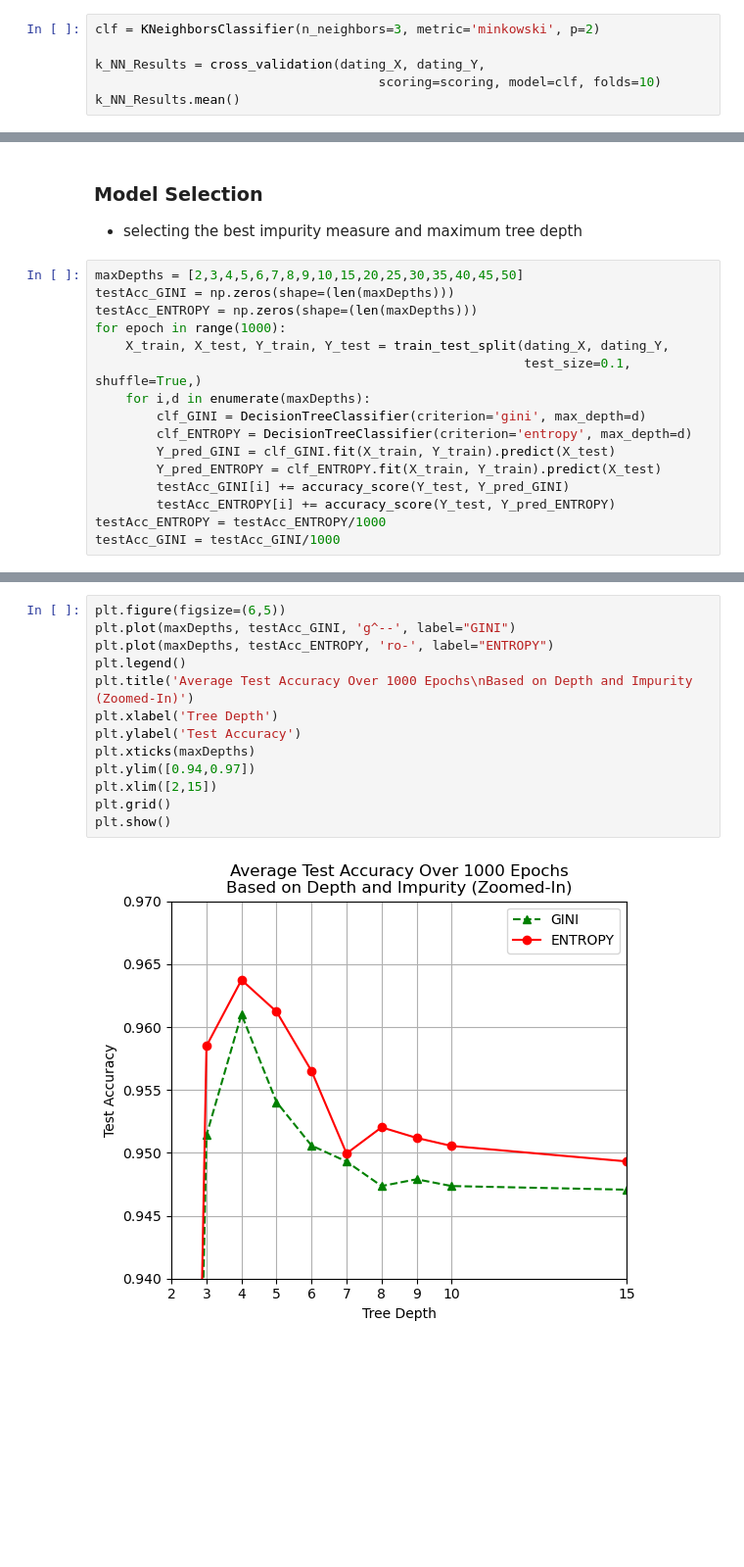
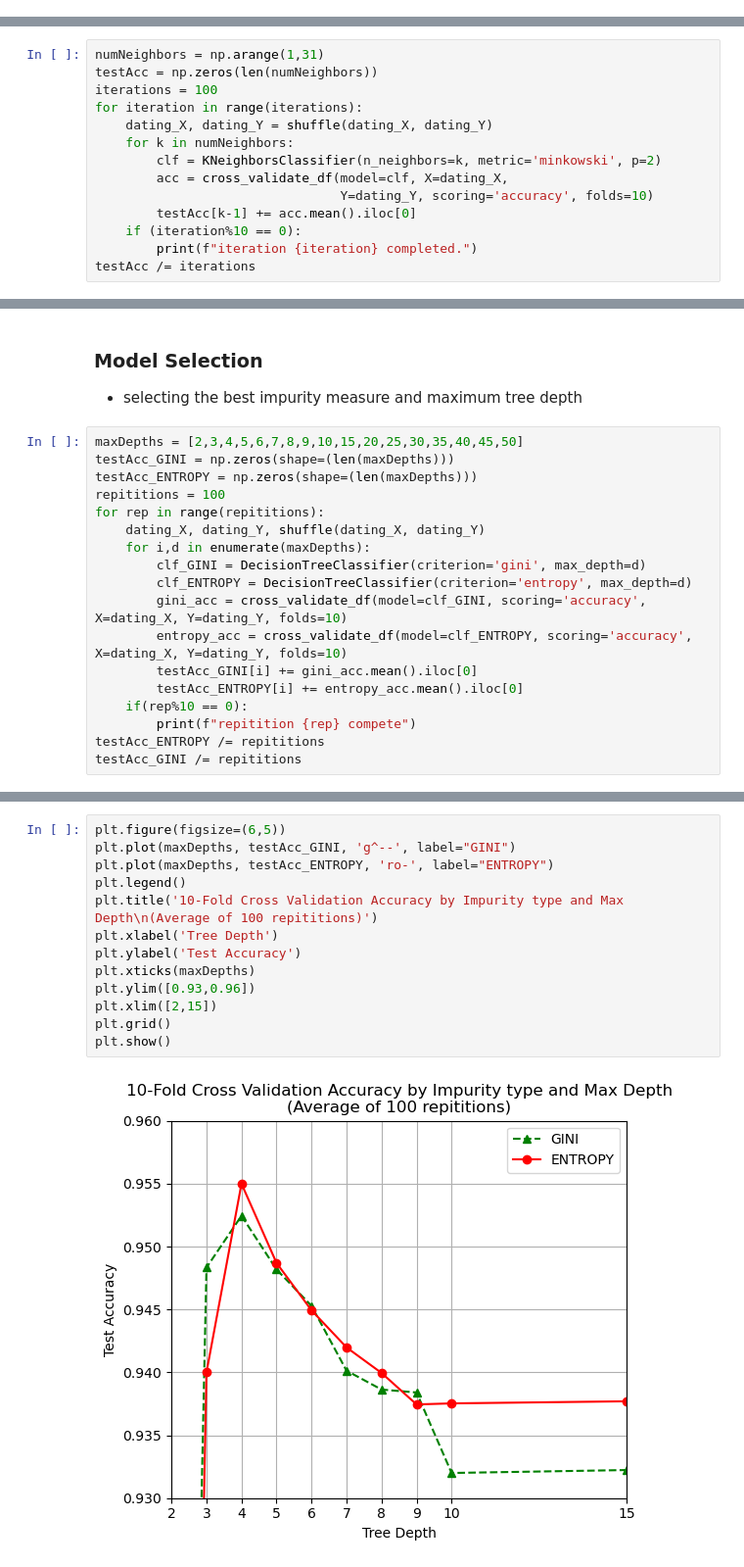
Before and after one commit to Syed-A-Naqvi/machine_learning, a Jupyter notebook: python_machine_learning/classification/improve_dating_site_matches/improve_dating_matches.ipynb, the cells around one changed output, grey strips where cells are left out. Shown at 98% size. Saved outputs shown, nothing was run; the diff lists cells and outputs as text; blank space fills up the shorter version.

Commit message:
completed dating match classification model analysis

```diff
--- a/python_machine_learning/classification/improve_dating_site_matches/improve_dating_matches.ipynb
+++ b/python_machine_learning/classification/improve_dating_site_matches/improve_dating_matches.ipynb
@@ -227,6 +162,0 @@ plt.show()
-# %%
-clf = KNeighborsClassifier(n_neighbors=3, metric='minkowski', p=2)
-
-k_NN_Results = cross_validation(dating_X, dating_Y,
-                                     scoring=scoring, model=clf, folds=10)
-k_NN_Results.mean()
@@ -238,0 +163,14 @@ dtype: float64
+# %%
+numNeighbors = np.arange(1,31)
+testAcc = np.zeros(len(numNeighbors))
+iterations = 100
+for iteration in range(iterations):
+    dating_X, dating_Y = shuffle(dating_X, dating_Y)
+    for k in numNeighbors:
+        clf = KNeighborsClassifier(n_neighbors=k, metric='minkowski', p=2)
+        acc = cross_validate_df(model=clf, X=dating_X,
+                                Y=dating_Y, scoring='accuracy', folds=10)
+        testAcc[k-1] += acc.mean().iloc[0]
+    if (iteration%10 == 0):
+        print(f"iteration {iteration} completed.")
+testAcc /= iterations
@@ -246,15 +210,17 @@ dtype: float64
 maxDepths = [2,3,4,5,6,7,8,9,10,15,20,25,30,35,40,45,50]
 testAcc_GINI = np.zeros(shape=(len(maxDepths)))
 testAcc_ENTROPY = np.zeros(shape=(len(maxDepths)))
-for epoch in range(1000):
-    X_train, X_test, Y_train, Y_test = train_test_split(dating_X, dating_Y,
-                                                        test_size=0.1, shuffle=True,)
+repititions = 100
+for rep in range(repititions):
+    dating_X, dating_Y, shuffle(dating_X, dating_Y)
     for i,d in enumerate(maxDepths):
         clf_GINI = DecisionTreeClassifier(criterion='gini', max_depth=d)
         clf_ENTROPY = DecisionTreeClassifier(criterion='entropy', max_depth=d)
-        Y_pred_GINI = clf_GINI.fit(X_train, Y_train).predict(X_test)
-        Y_pred_ENTROPY = clf_ENTROPY.fit(X_train, Y_train).predict(X_test)
-        testAcc_GINI[i] += accuracy_score(Y_test, Y_pred_GINI)
-        testAcc_ENTROPY[i] += accuracy_score(Y_test, Y_pred_ENTROPY)
-testAcc_ENTROPY = testAcc_ENTROPY/1000
-testAcc_GINI = testAcc_GINI/1000
+        gini_acc = cross_validate_df(model=clf_GINI, scoring='accuracy', X=dating_X, Y=dating_Y, folds=10)
+        entropy_acc = cross_validate_df(model=clf_ENTROPY, scoring='accuracy', X=dating_X, Y=dating_Y, folds=10)
+        testAcc_GINI[i] += gini_acc.mean().iloc[0]
+        testAcc_ENTROPY[i] += entropy_acc.mean().iloc[0]
+    if(rep%10 == 0):
+        print(f"repitition {rep} compete")
+testAcc_ENTROPY /= repititions
+testAcc_GINI /= repititions
@@ -261,18 +238,18 @@ testAcc_GINI = testAcc_GINI/1000
 # %%
 plt.figure(figsize=(6,5))
 plt.plot(maxDepths, testAcc_GINI, 'g^--', label="GINI")
 plt.plot(maxDepths, testAcc_ENTROPY, 'ro-', label="ENTROPY")
 plt.legend()
-plt.title('Average Test Accuracy Over 1000 Epochs\nBased on Depth and Impurity (Zoomed-In)')
+plt.title('10-Fold Cross Validation Accuracy by Impurity type and Max Depth\n(Average of 100 repititions)')
 plt.xlabel('Tree Depth')
 plt.ylabel('Test Accuracy')
 plt.xticks(maxDepths)
-plt.ylim([0.94,0.97])
+plt.ylim([0.93,0.96])
 plt.xlim([2,15])
 plt.grid()
 plt.show()
 # %% [output]
-[figure, old version]
+[figure, new version]
 # %%
 plt.figure(figsize=(6,5))
 plt.plot(maxDepths, testAcc_GINI, 'g^--', label="GINI")
```
Also changed, not shown: parts of 14 cells of this notebook, 17 other files.
